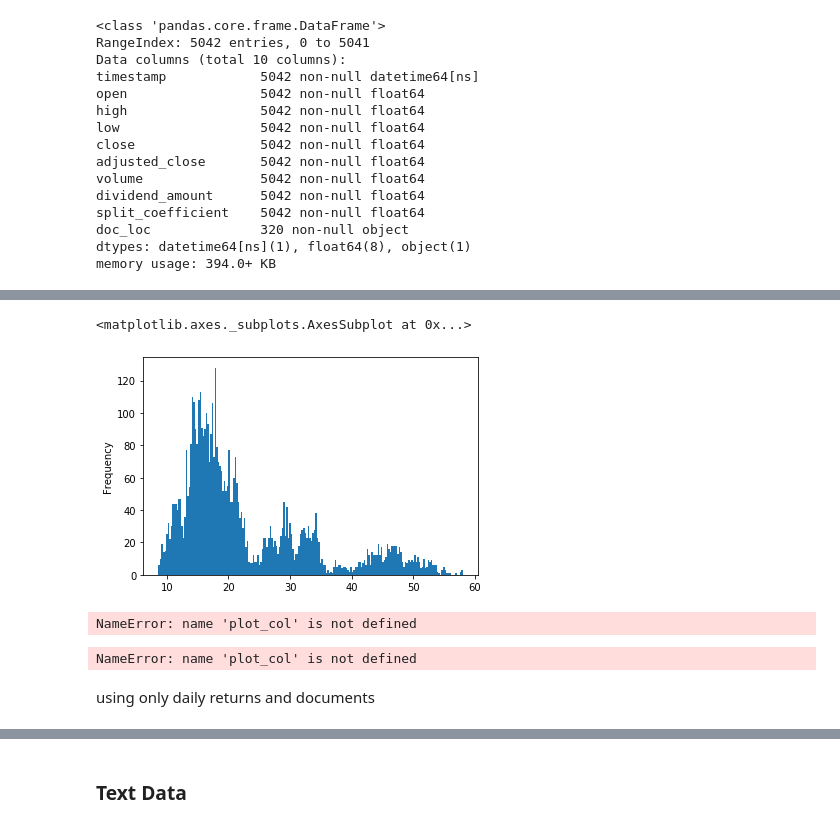
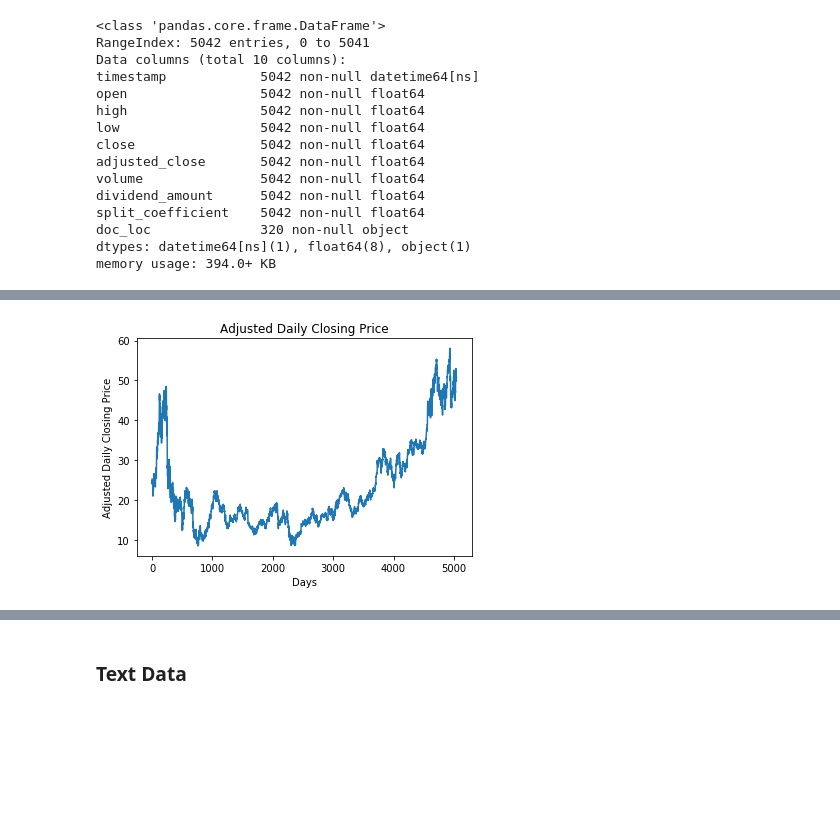
Before and after one commit to Evbor/Stock_Analysis, a Jupyter notebook: research/FinTech.ipynb, the cells around one changed output, grey strips where cells are left out. Cells and saved outputs as stored; diff of their text form; code cells hidden in the pictures; blank space fills up the shorter version.

```diff
--- a/research/FinTech.ipynb
+++ b/research/FinTech.ipynb
@@ -506,7 +496,3 @@ df.describe()
 | 50% | 25.850000 | 26.140000 | 25.565000 | 25.880000 | 18.698900 | 4.708465e+07 | 0.000000 | 1.000000 |
 | 75% | 34.189500 | 34.540250 | 33.747500 | 34.197500 | 28.968700 | 6.309482e+07 | 0.000000 | 1.000000 |
 | max | 75.625000 | 75.828000 | 73.625000 | 74.875000 | 58.069900 | 3.093476e+08 | 0.315000 | 2.000000 |
-# %%
-df['daily_returns'] = df['adjusted_close'].shift(1) - df['adjusted_close']
-df['daily_returns'].plot.hist(bins=2000)
-# appears normally distributed?
@@ -516,15 +499,13 @@ df['daily_returns'].plot.hist(bins=2000)
-# %%
-df.adjusted_close.dropna().plot.hist(bins=200) # lognormal
-# %% [output]
-<matplotlib.axes._subplots.AxesSubplot at 0x...>
-[figure, removed]
-# %%
-plot_col('adjusted_close', 'Adjusted Closing Price Time Series', 'Days', 'Adjusted Closing Price')
-# %% [output]
-NameError: name 'plot_col' is not defined
-# %%
-plot_col('volume', 'Trade Volume Time Series', 'Days', 'Trade Volume')
-# %% [output]
-NameError: name 'plot_col' is not defined
-# %% [markdown]
-using only daily returns and documents
+# %%
+# Plotting Adjusted Daily Closing Price with respect to time.
+days = list(range(len(df)))
+adj_close = df.sort_values(by='timestamp', ascending=True)['adjusted_close'].tolist()
+
+fig, ax = plt.subplots()
+ax.plot(days, adj_close)
+ax.set_title('Adjusted Daily Closing Price')
+ax.set_xlabel('Days')
+ax.set_ylabel('Adjusted Daily Closing Price')
+plt.show()
+# %% [output]
+[figure, added]
```
Also changed, not shown: parts of 18 cells of this notebook.
